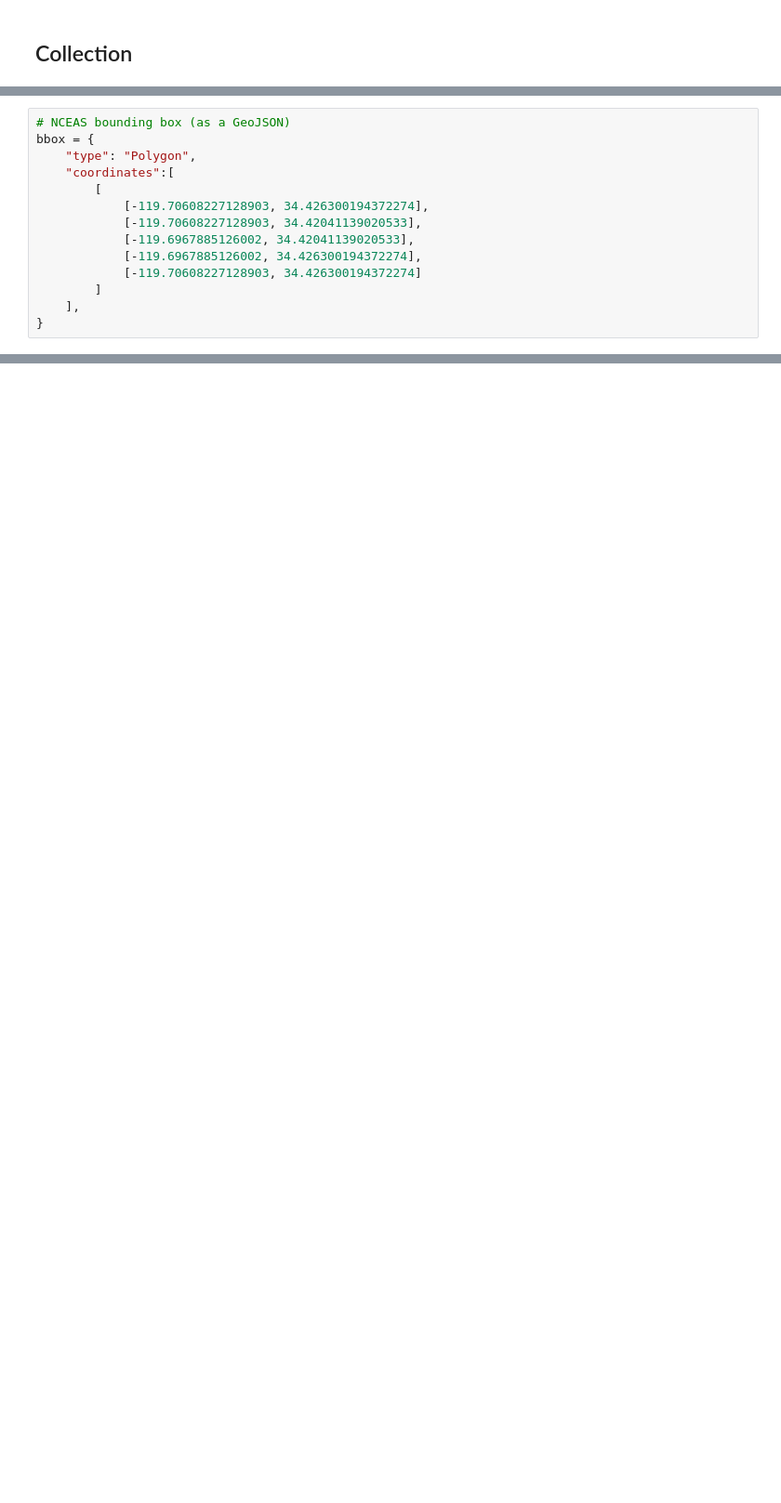
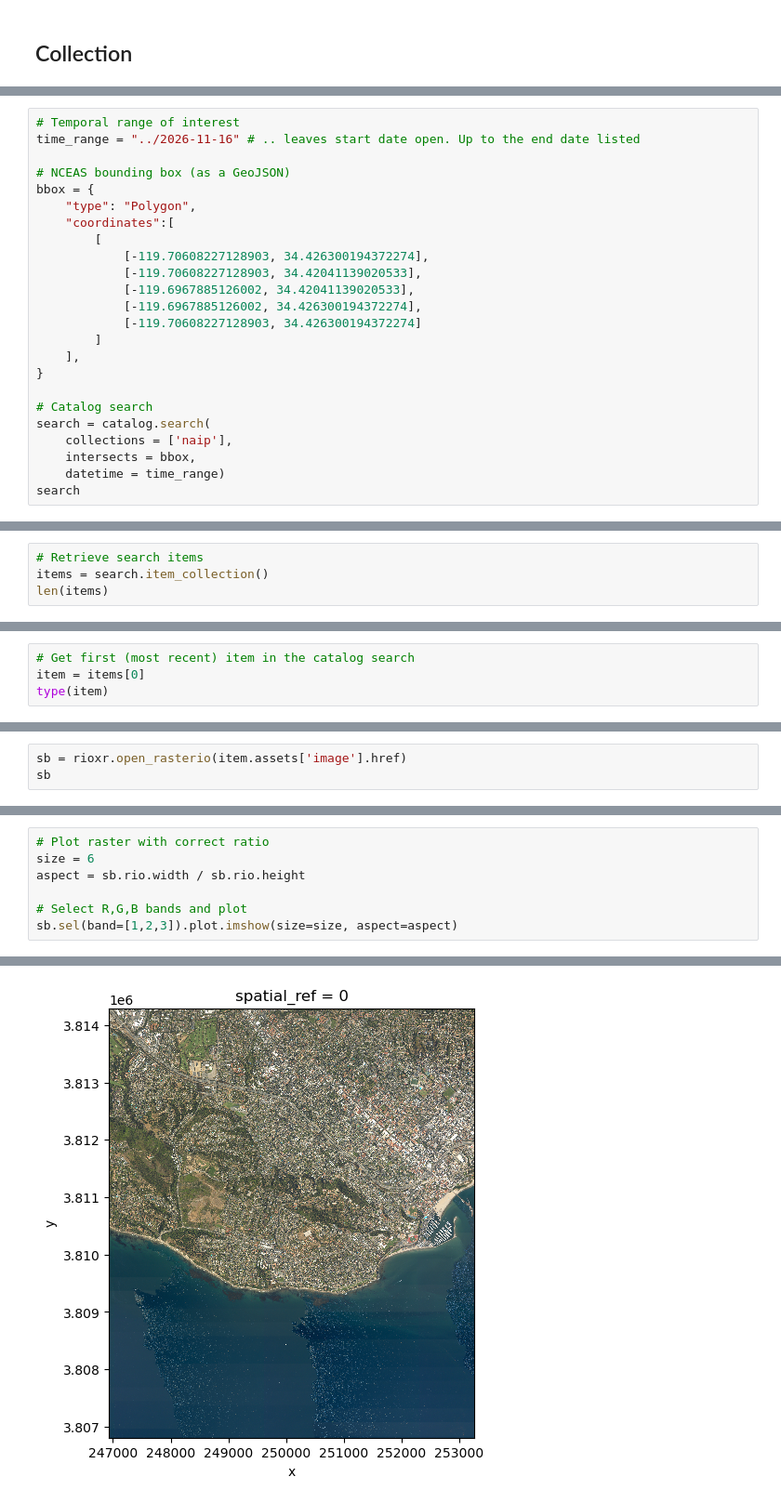
Before and after one commit to emaliap/eds220-in-class, a Jupyter notebook: week-8-STAC-STUDENTS.ipynb, the cells around one changed output, grey strips where cells are left out. Shown at 93% size. Drawn from its saved outputs; the diff is of its cells as text; blank space fills up the shorter version.

```diff
--- a/week-8-STAC-STUDENTS.ipynb
+++ b/week-8-STAC-STUDENTS.ipynb
@@ -28,4 +84,7 @@ The `modifier` parameter is needed to access the data in the MPC catalog.
 # %%
+# Temporal range of interest
+time_range = "../2026-11-16" # .. leaves start date open. Up to the end date listed
+
 # NCEAS bounding box (as a GeoJSON)
 bbox = {
     "type": "Polygon",
@@ -39,3 +98,10 @@ bbox = {
         ]
     ],
 }
+
+# Catalog search
+search = catalog.search(
+    collections = ['naip'],
+    intersects = bbox,
+    datetime = time_range)
+search
@@ -41,0 +110,4 @@ bbox = {
+# %%
+# Retrieve search items
+items = search.item_collection()
+len(items)
@@ -41,0 +138,4 @@ bbox = {
+# %%
+# Get first (most recent) item in the catalog search
+item = items[0]
+type(item)
@@ -41,0 +181,3 @@ bbox = {
+# %%
+sb = rioxr.open_rasterio(item.assets['image'].href)
+sb
@@ -41,0 +199,8 @@ bbox = {
+# %%
+# Plot raster with correct ratio
+size = 6
+aspect = sb.rio.width / sb.rio.height
+
+# Select R,G,B bands and plot
+sb.sel(band=[1,2,3]).plot.imshow(size=size, aspect=aspect)
+# %% [output]
@@ -41,0 +208 @@ bbox = {
+[figure, added]
```
Also changed, not shown: parts of 23 cells of this notebook.
